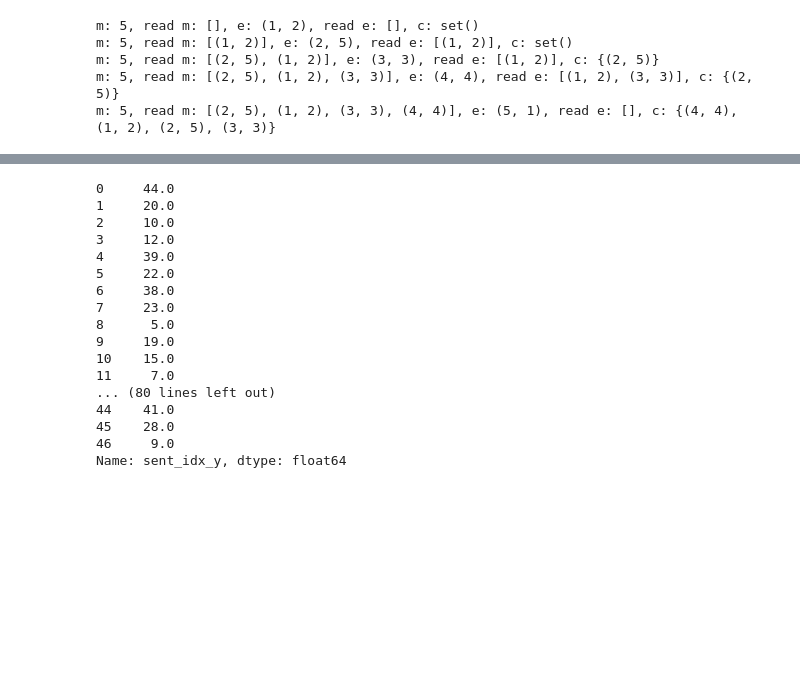
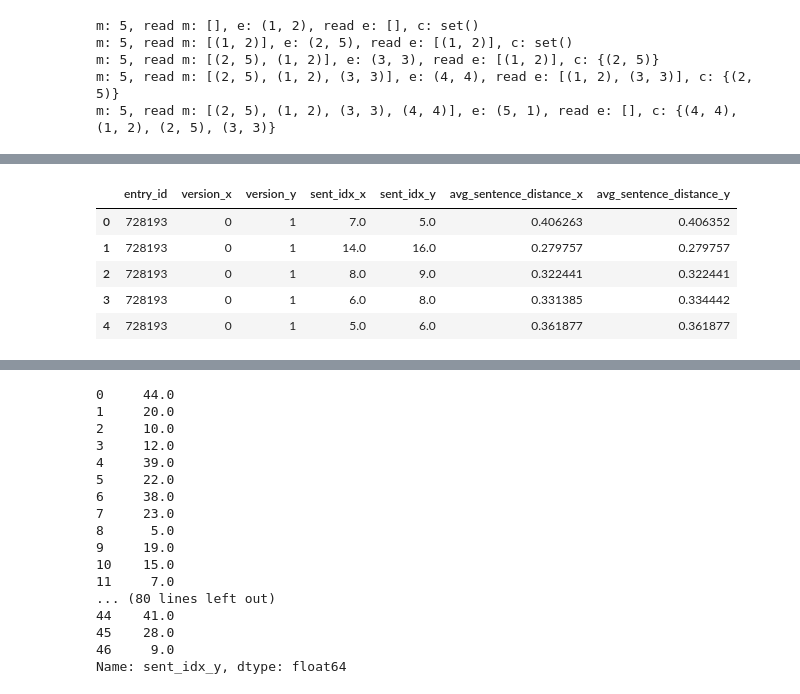
Before and after one commit to alex2awesome/edit-pathways, a Jupyter notebook: notebooks/2021-06-08__analyse-spark-output-dbs.ipynb, the cells around one changed output, grey strips where cells are left out. Drawn from its saved outputs; the diff is of its cells as text; code cells hidden in the pictures; blank space fills up the shorter version.

```diff
--- a/notebooks/2021-06-08__analyse-spark-output-dbs.ipynb
+++ b/notebooks/2021-06-08__analyse-spark-output-dbs.ipynb
@@ -243,0 +297,14 @@ r
+# %%
+sample_article = pd.read_sql('''
+    SELECT * FROM MATCHED_SENTENCES
+    WHERE (ENTRY_ID = 728193) AND (SENT_IDX_X <> SENT_IDX_Y)
+''', con=con)
+
+sample_article
+# %% [output]
+|  | entry_id | version_x | version_y | sent_idx_x | sent_idx_y | avg_sentence_distance_x | avg_sentence_distance_y |
+| 0 | 728193 | 0 | 1 | 7.0 | 5.0 | 0.406263 | 0.406352 |
+| 1 | 728193 | 0 | 1 | 14.0 | 16.0 | 0.279757 | 0.279757 |
+| 2 | 728193 | 0 | 1 | 8.0 | 9.0 | 0.322441 | 0.322441 |
+| 3 | 728193 | 0 | 1 | 6.0 | 8.0 | 0.331385 | 0.334442 |
+| 4 | 728193 | 0 | 1 | 5.0 | 6.0 | 0.361877 | 0.361877 |
```
Also changed, not shown: parts of 11 cells of this notebook.
